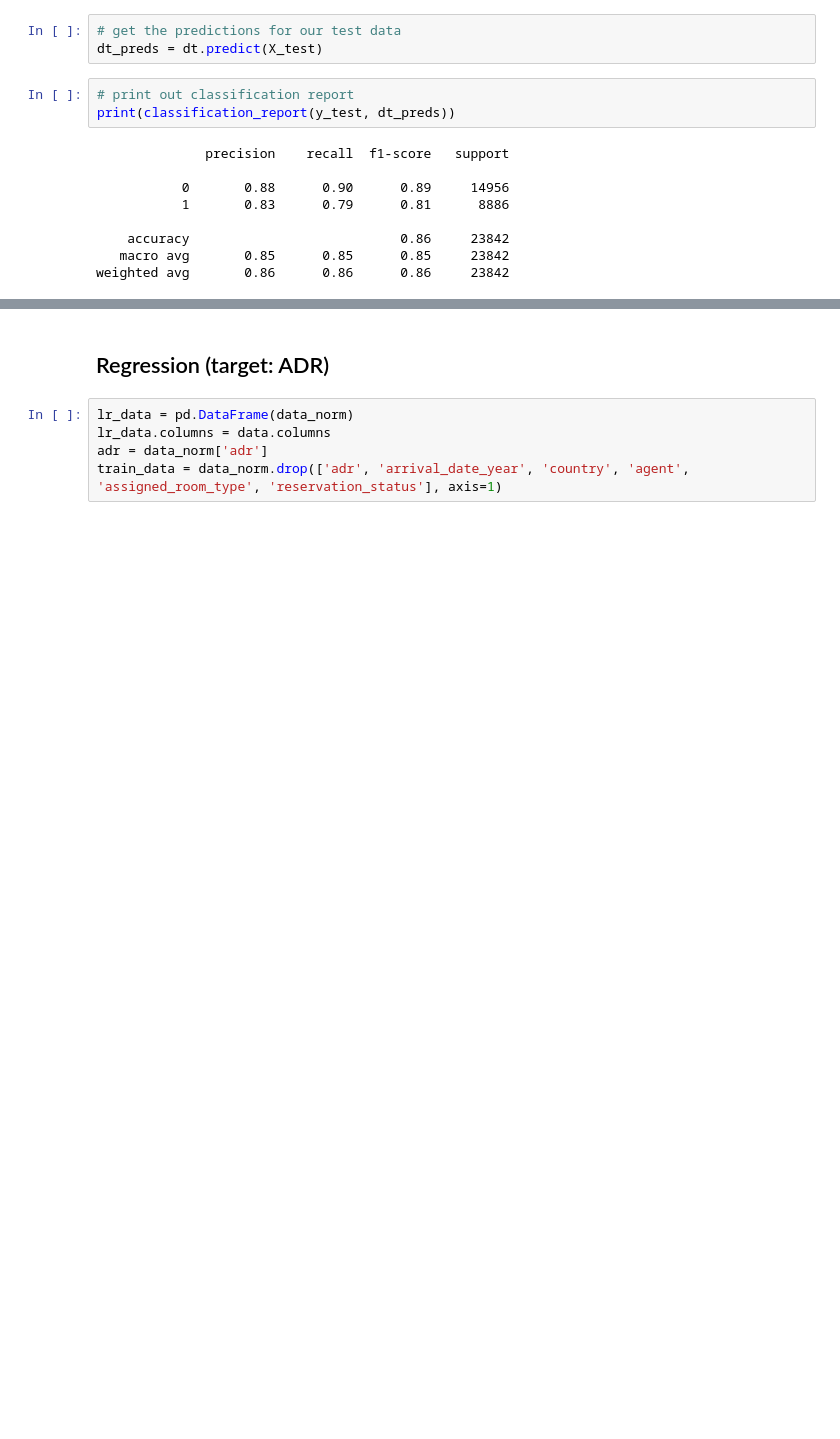
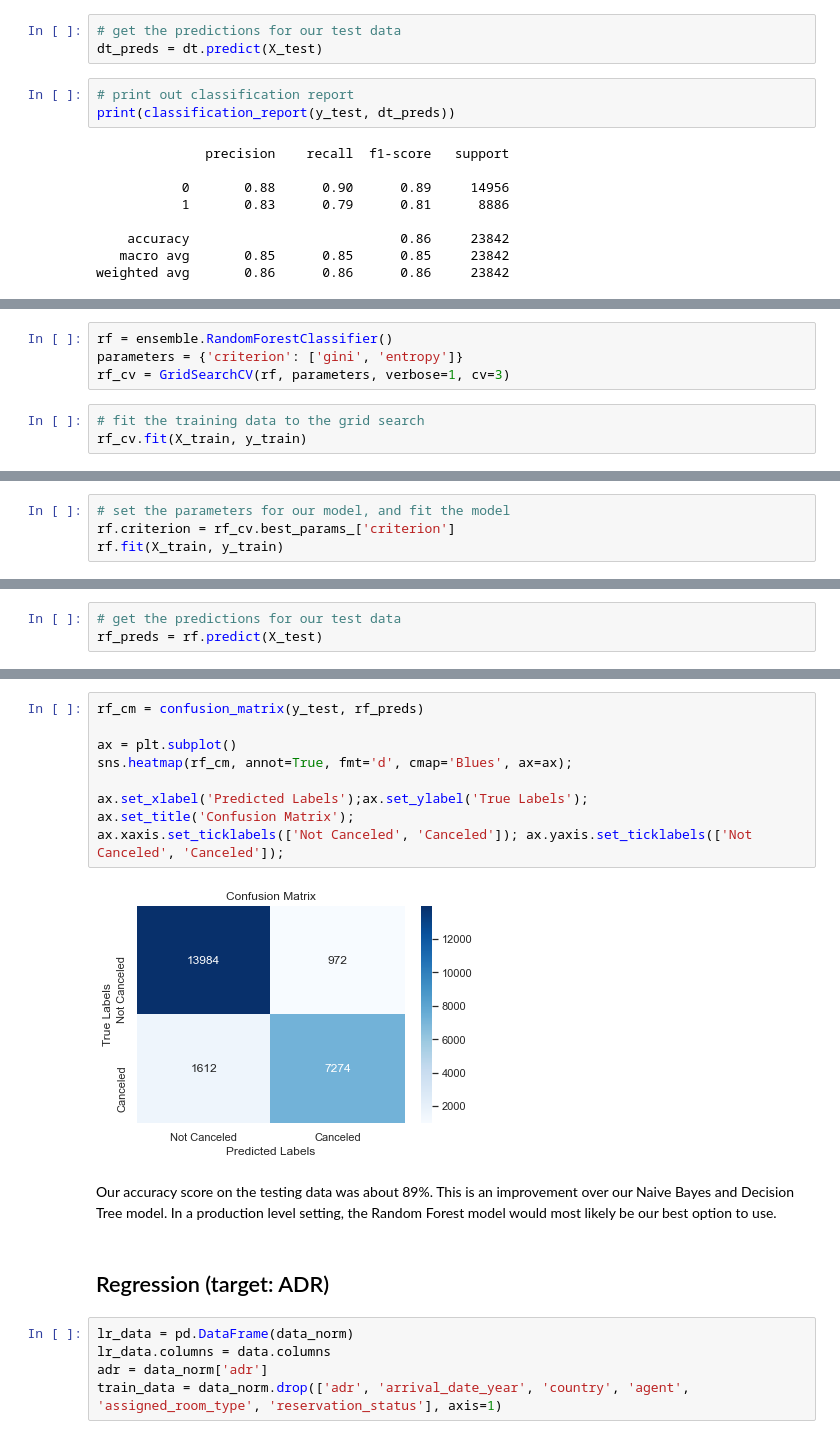
Before and after one commit to John-Rooney/DSC478_Group_Project, a Jupyter notebook: DSC 478 Final Project.ipynb, the cells around one changed output, grey strips where cells are left out. Cells and saved outputs as stored; diff of their text form; blank space fills up the shorter version.

Commit message:
random forest for is_canceled

```diff
--- a/DSC 478 Final Project.ipynb
+++ b/DSC 478 Final Project.ipynb
@@ -933,0 +912,7 @@ Our accuracy score on the training data was about 86%. This definitely is an imp
+# %%
+rf = ensemble.RandomForestClassifier()
+parameters = {'criterion': ['gini', 'entropy']}
+rf_cv = GridSearchCV(rf, parameters, verbose=1, cv=3)
+# %%
+# fit the training data to the grid search
+rf_cv.fit(X_train, y_train)
@@ -933,0 +931,4 @@ Our accuracy score on the training data was about 86%. This definitely is an imp
+# %%
+# set the parameters for our model, and fit the model
+rf.criterion = rf_cv.best_params_['criterion']
+rf.fit(X_train, y_train)
@@ -933,0 +937,3 @@ Our accuracy score on the training data was about 86%. This definitely is an imp
+# %%
+# get the predictions for our test data
+rf_preds = rf.predict(X_test)
@@ -934,3 +952,16 @@ Our accuracy score on the training data was about 86%. This definitely is an imp
+# %%
+rf_cm = confusion_matrix(y_test, rf_preds)
+
+ax = plt.subplot()
+sns.heatmap(rf_cm, annot=True, fmt='d', cmap='Blues', ax=ax);
+
+ax.set_xlabel('Predicted Labels');ax.set_ylabel('True Labels');
+ax.set_title('Confusion Matrix');
+ax.xaxis.set_ticklabels(['Not Canceled', 'Canceled']); ax.yaxis.set_ticklabels(['Not Canceled', 'Canceled']);
+# %% [output]
+[figure, added]
+# %% [markdown]
+Our accuracy score on the testing data was about 89%. This is an improvement over our Naive Bayes and Decision Tree model. In a production level setting, the Random Forest model would most likely be our best option to use.
 # %% [markdown]
 ## Regression (target: ADR)
 # %%
```
Also changed, not shown: parts of 48 cells of this notebook.
